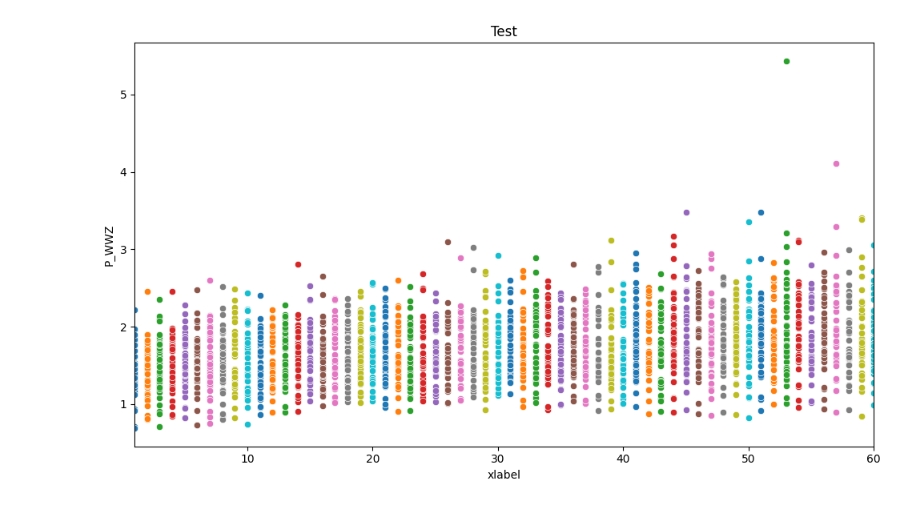
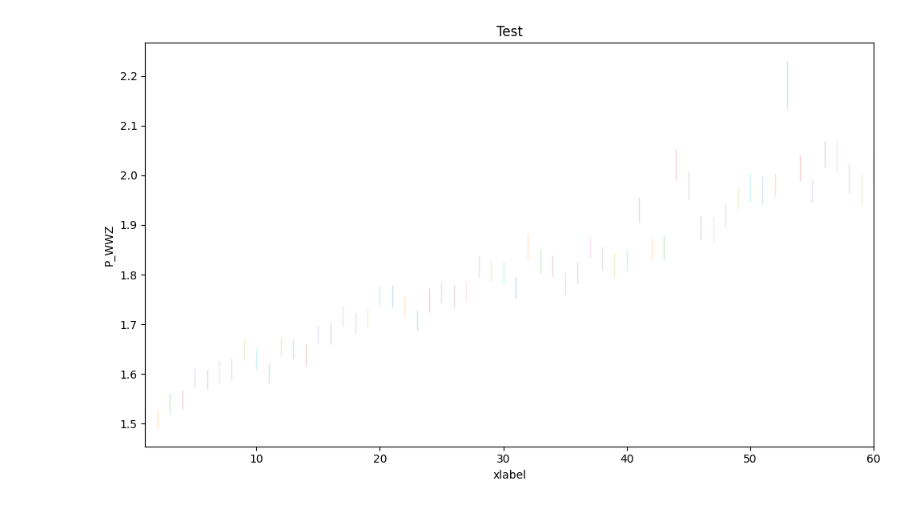
Before and after one commit to michalsko20/ela_analysis, a Jupyter notebook: model/main.ipynb, the cells around one changed output. Saved outputs shown, nothing was run; the diff lists cells and outputs as text; code cells hidden in the pictures.

```diff
--- a/model/main.ipynb
+++ b/model/main.ipynb
@@ -38,6 +38,7 @@ desired_year = 2018
 field_of_study = 'informat'
 form = 'N'
 level = '2'
+
 
 P_WWZ_MIES = {}
 P_WWB_MIES = {}
@@ -54,6 +55,9 @@ temp_data = temp_data[temp_data['P_FORMA'] == form]
 temp_data = temp_data[temp_data['P_POZIOM'] == level]
 temp_data = temp_data[temp_data['P_KIERUNEK_NAZWA'].str.contains(field_of_study, case=False, na=False)]
 
+temp_data['P_N'] = temp_data['P_N'].astype(int)
+temp_data = temp_data.loc[temp_data.index.repeat(temp_data['P_N'])].reset_index(drop=True)
+
 for i in range(1, 61):
     temp_data = temp_data.dropna(subset=[f'P_WWZ_MIES_{i}', f'P_WWB_MIES_{i}'])
     P_WWZ_MIES[i] = temp_data[f'P_WWZ_MIES_{i}']
@@ -63,29 +85,29 @@ temp_data.describe
 # %%
 num_bins = 50
 x_range = (1, 60)
 
 plt.figure(figsize=(10, 6))
 for i in range(1, 61):
     # sns.histplot(
     #     data=temp_data,
     #     x=f'P_WWZ_MIES_{i}',
     #     weights='P_N',
     #     bins=num_bins,
     #     binrange=x_range,
     #     kde=False,
     #     color='blue',
     #     edgecolor="black",
     #     alpha=0.6,
     #     stat="count"
     # )
-    # sns.lineplot(data=temp_data, x=i, y=f'P_WWZ_MIES_{i}')
-    sns.scatterplot(data=temp_data, x=i, y=f'P_WWZ_MIES_{i}')
+    sns.lineplot(data=temp_data, x=i, y=f'P_WWZ_MIES_{i}')
+    # sns.scatterplot(data=temp_data, x=i, y=f'P_WWZ_MIES_{i}')
 
 plt.title('Test')
 plt.xlabel('xlabel')
 plt.ylabel('P_WWZ')
 plt.xlim(x_range)
 plt.tight_layout()
 plt.show()
 # %% [output]
-[figure, old version]
+[figure, new version]
```
Also changed, not shown: parts of 26 cells of this notebook, 1 other file.
